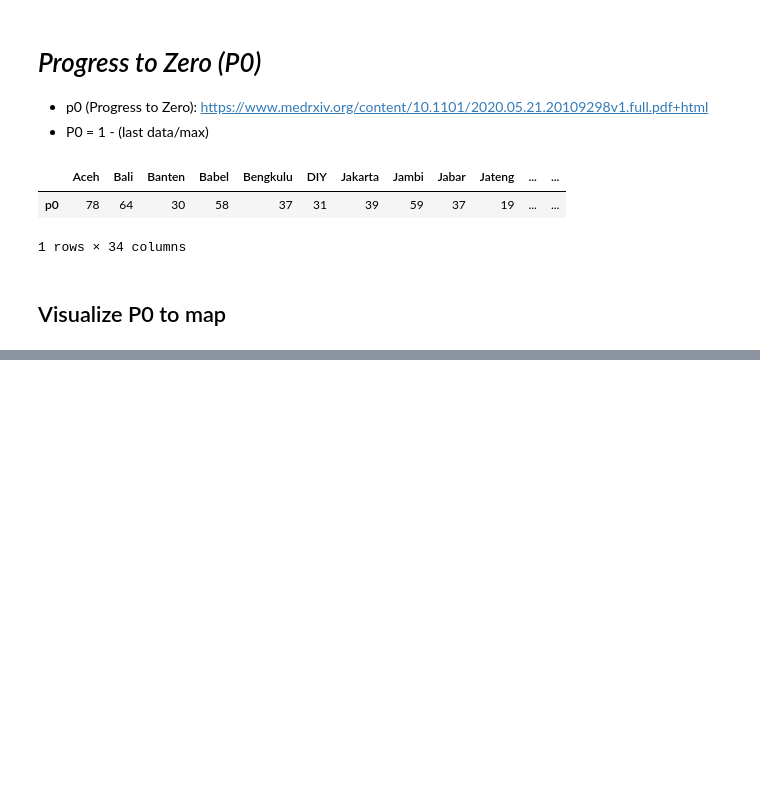
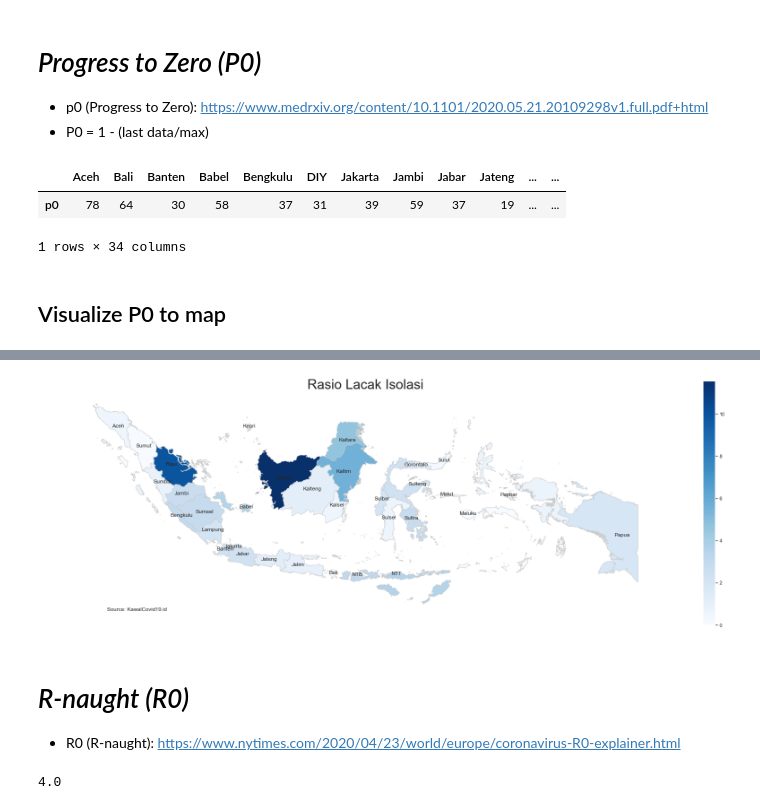
Before and after one commit to rahmalianto/Indonesian-Covid-Analysis, a Jupyter notebook: 2. Indonesian COVID19 Analysis - EDA.ipynb, the cells around one changed output, grey strips where cells are left out. Drawn from its saved outputs; the diff is of its cells as text; code cells hidden in the pictures; blank space fills up the shorter version.

```diff
--- a/2. Indonesian COVID19 Analysis - EDA.ipynb
+++ b/2. Indonesian COVID19 Analysis - EDA.ipynb
@@ -278,0 +256,36 @@ p0_geo
+# %%
+df_province_summary['RLI'] = (df_province_summary['ODP Total'] + df_province_summary['PDP'] +
+                              df_province_summary['Suspect Total'] + df_province_summary['Probable Total'])/df_province_summary['Covid19+ Total']
+df_province_summary['RLI'] = df_province_summary['RLI'].astype('float32')
+
+rli_geo = df_geo.join(df_province_summary, how='inner').reset_index()
+rli_geo = rli_geo.iloc[:,[0,1,-1]]
+rli_geo.rename(columns={'index':'province'}, inplace=True)
+
+
+vmin, vmax = df_province_summary['RLI'].min(), df_province_summary['RLI'].max()
+
+
+fig, ax = plt.subplots(1, figsize=(30,10))
+ax.axis('Off')
+ax.set_title('Rasio Lacak Isolasi', fontsize=30)
+ax.annotate('Source: KawalCovid19.id', xy=(0.1, .1), xycoords='figure fraction')
+
+sm = plt.cm.ScalarMappable(cmap='Blues', norm = plt.Normalize(vmin = vmin, vmax = vmax))
+cbar = fig.colorbar(sm)
+rli_geo.plot('RLI', cmap='Blues', linewidth=0.8, ax=ax, edgecolor='0.8', norm = plt.Normalize(vmin = vmin, vmax = vmax))
+
+
+rli_geo['coords'] = rli_geo['geometry'].apply(lambda x: x.representative_point().coords[:])
+rli_geo['coords'] = [coords[0] for coords in rli_geo['coords']]
+for idx, row in rli_geo.iterrows():
+    plt.annotate(s=row['province'], xy=row['coords'], horizontalalignment='center')
+# %% [output]
+[figure, added]
+# %% [markdown]
+# *R-naught (R0)*
+- R0 (R-naught): https://www.nytimes.com/2020/04/23/world/europe/coronavirus-R0-explainer.html
+# %%
+0.2/0.05
+# %% [output]
+4.0
```
Also changed, not shown: parts of 5 cells of this notebook.
